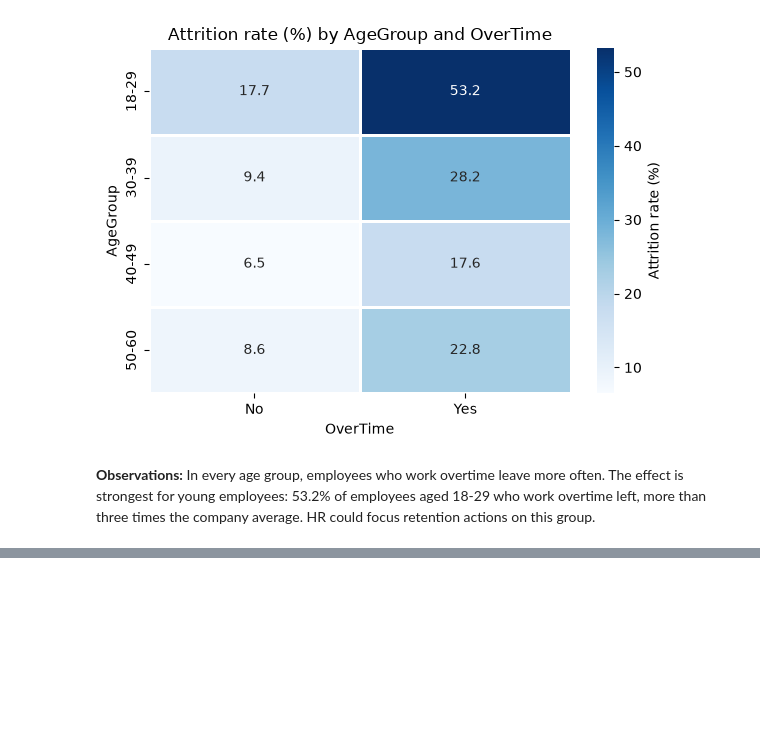
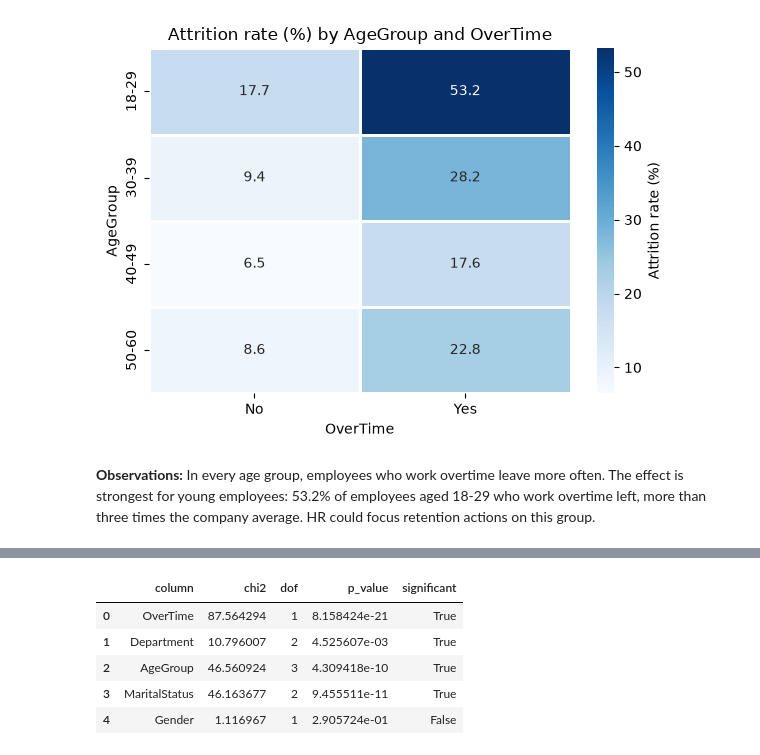
Before and after one commit to siennaduong/HR-analytics, a Jupyter notebook: notebooks/attrition_report.ipynb, the cells around one changed output, grey strips where cells are left out. Saved outputs shown, nothing was run; the diff lists cells and outputs as text; code cells hidden in the pictures; blank space fills up the shorter version.

```diff
--- a/notebooks/attrition_report.ipynb
+++ b/notebooks/attrition_report.ipynb
@@ -141,0 +152,17 @@ the company average. HR could focus retention actions on this group.
+# %%
+factors = ["OverTime", "Department", "AgeGroup", "MaritalStatus", "Gender"]
+
+chi_results = []
+for column in factors:
+    chi_results.append(chi_square_test(df, column))
+
+chi_table = pd.DataFrame(chi_results)
+save_table(chi_table, "chi_square_results.csv")
+chi_table
+# %% [output]
+|  | column | chi2 | dof | p_value | significant |
+| 0 | OverTime | 87.564294 | 1 | 8.158424e-21 | True |
+| 1 | Department | 10.796007 | 2 | 4.525607e-03 | True |
+| 2 | AgeGroup | 46.560924 | 3 | 4.309418e-10 | True |
+| 3 | MaritalStatus | 46.163677 | 2 | 9.455511e-11 | True |
+| 4 | Gender | 1.116967 | 1 | 2.905724e-01 | False |
```
Also changed, not shown: parts of 4 cells of this notebook.
